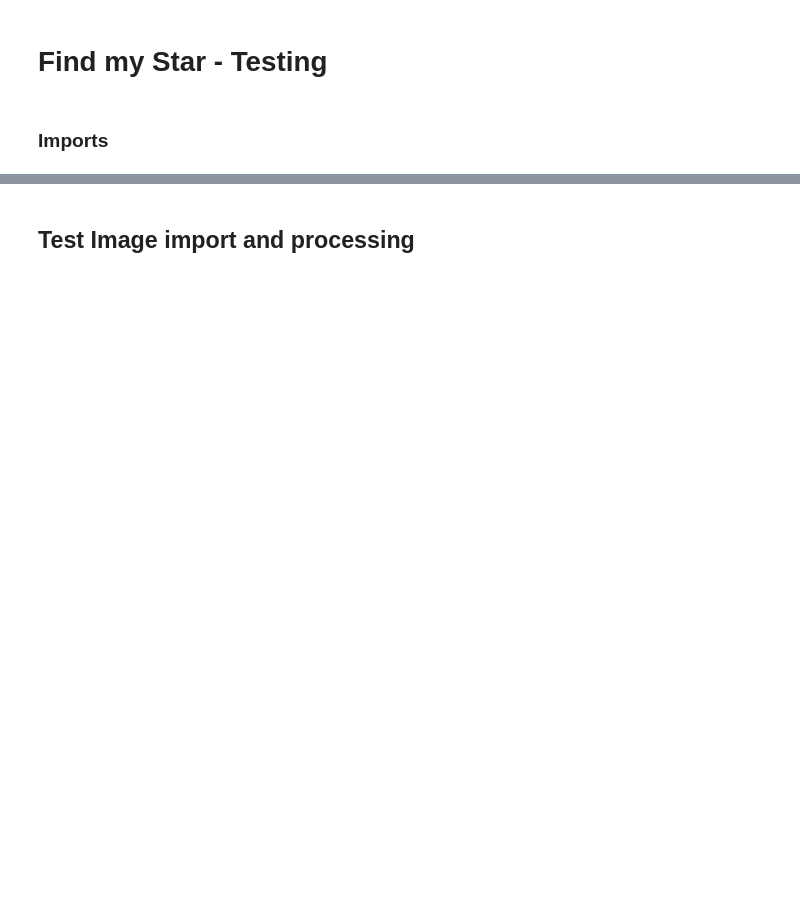
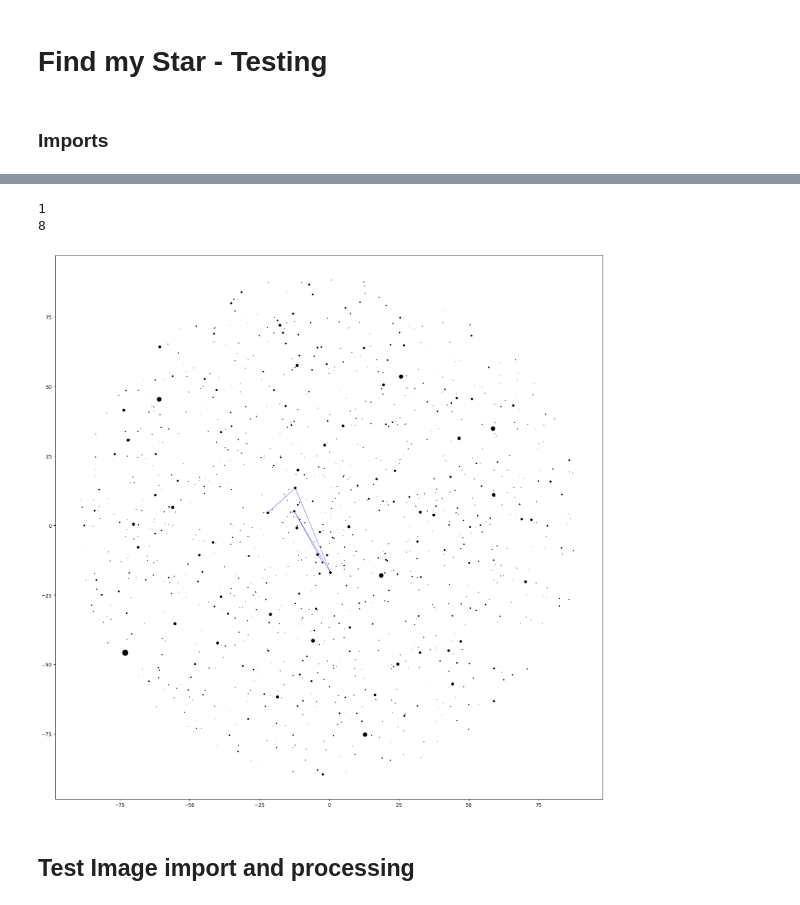
Before and after one commit to emilycardwell/find-my-star, a Jupyter notebook: testing.ipynb, the cells around one changed output, grey strips where cells are left out. Cells and saved outputs as stored; diff of their text form; code cells hidden in the pictures; blank space fills up the shorter version.

```diff
--- a/testing.ipynb
+++ b/testing.ipynb
@@ -152,0 +100,12 @@ the image is 0.54% light
+# %%
+theta = star_data.azimuth.values
+r = 90 - star_data.altitude.values
+
+star_data['x'] = np.array(r * np.cos(theta), dtype=np.float64)
+star_data['y'] = np.array(r * np.sin(theta), dtype=np.float64)
+star_data['sizes'] = np.array((5.5 - star_data.magnitude) ** 2.5, dtype=np.float64)
+star_data
+
+# fig, ax = plt.subplots(figsize=(20, 20))
+# ax.scatter(x, y, s=sizes, c='k')
+# plt.show()
@@ -153,3 +126,34 @@ the image is 0.54% light
+# %%
+constellations = load_ref.constellations()
+bright_stars = star_data['hip/name'].values
+
+lines = []
+for name, edges in constellations:
+    const_lines = []
+    for stars in edges:
+        if stars[0] in bright_stars and stars[1] in bright_stars:
+            x1 = star_data.loc[star_data['hip/name'] == stars[0], 'x'].values[0]
+            y1 = star_data.loc[star_data['hip/name'] == stars[0], 'y'].values[0]
+            x2 = star_data.loc[star_data['hip/name'] == stars[1], 'x'].values[0]
+            y2 = star_data.loc[star_data['hip/name'] == stars[1], 'y'].values[0]
+            const_lines.append((x1, y1))
+            const_lines.append((x2, y2))
+    if len(const_lines) > 0:
+        if name == 'Cas':
+            lines.append(const_lines)
+
+print(len(lines))
+print(len(lines[0]))
+
+fig, ax = plt.subplots(figsize=(20, 20))
+ax.add_collection(LineCollection(lines, colors='b', linewidths=0.5))
+
+ax.scatter(star_data.x, star_data.y, s=star_data.sizes, color='k')
+plt.show()
+# %% [output]
+1
+8
+[figure, added]
 # %% [markdown]
 ## Test Image import and processing
 # %%
```
Also changed, not shown: parts of 29 cells of this notebook, 12 other files.
